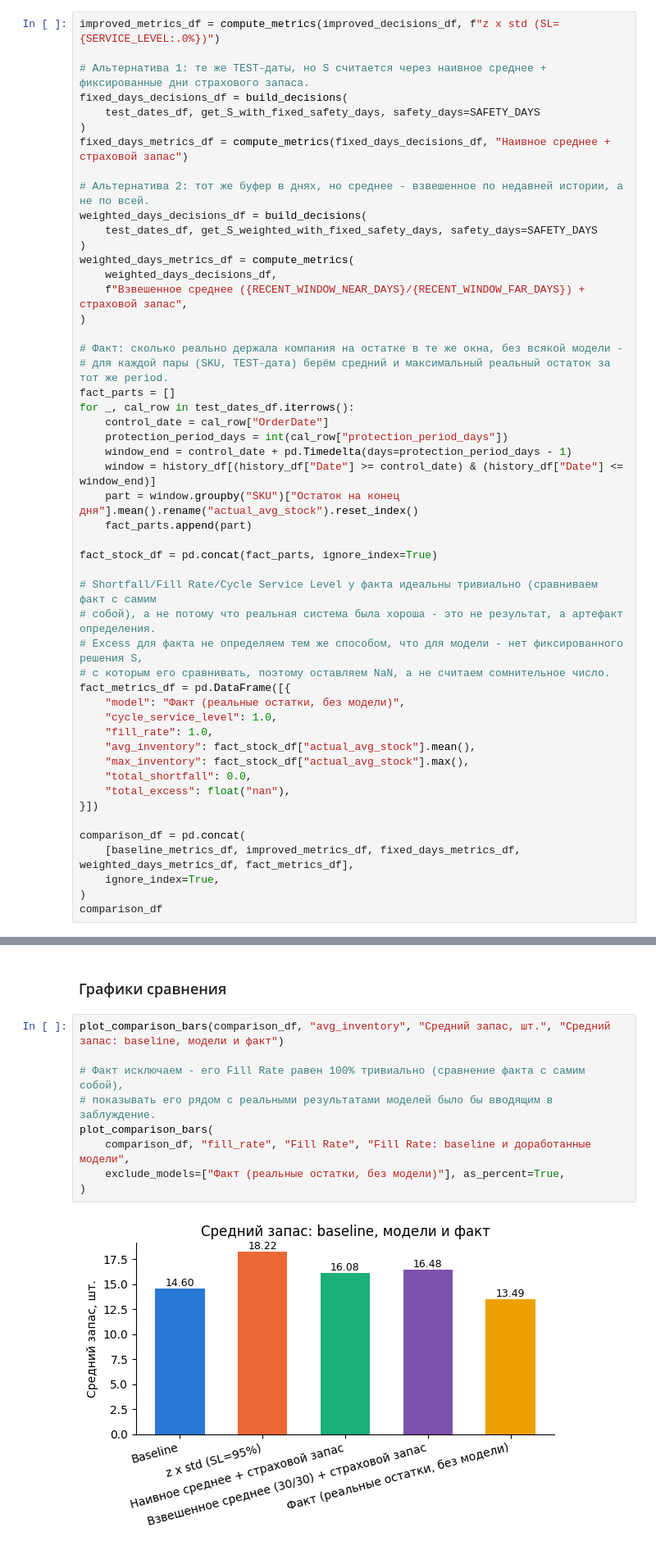
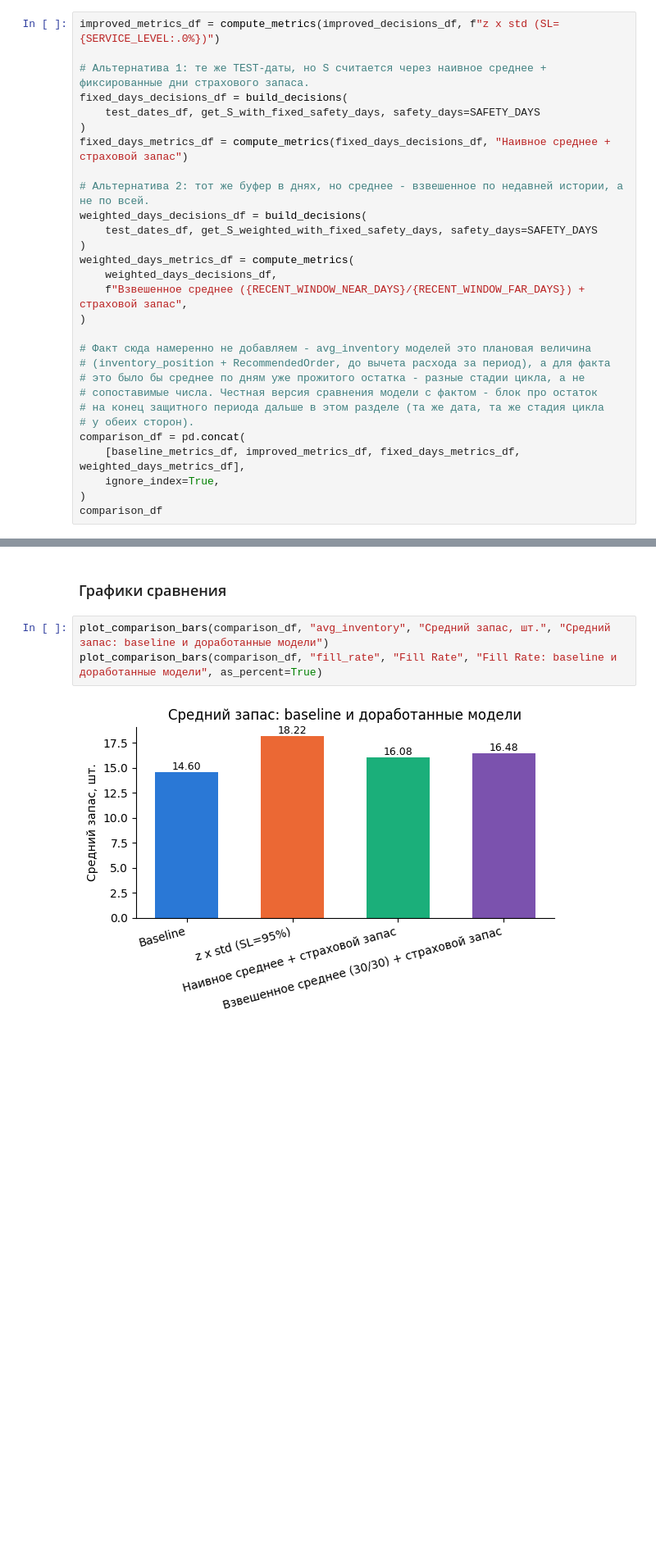
Before and after one commit to Viktor-VK/reorder-model, a Jupyter notebook: notebooks/reorder_model.ipynb, the cells around one changed output, grey strips where cells are left out. Shown at 82% size. Cells and saved outputs as stored; diff of their text form; blank space fills up the shorter version.

```diff
--- a/notebooks/reorder_model.ipynb
+++ b/notebooks/reorder_model.ipynb
@@ -1445,35 +1444,14 @@ weighted_days_metrics_df = compute_metrics(
     f"Взвешенное среднее ({RECENT_WINDOW_NEAR_DAYS}/{RECENT_WINDOW_FAR_DAYS}) + страховой запас",
 )
 
-# Факт: сколько реально держала компания на остатке в те же окна, без всякой модели -
-# для каждой пары (SKU, TEST-дата) берём средний и максимальный реальный остаток за тот же period.
-fact_parts = []
-for _, cal_row in test_dates_df.iterrows():
-    control_date = cal_row["OrderDate"]
-    protection_period_days = int(cal_row["protection_period_days"])
-    window_end = control_date + pd.Timedelta(days=protection_period_days - 1)
-    window = history_df[(history_df["Date"] >= control_date) & (history_df["Date"] <= window_end)]
-    part = window.groupby("SKU")["Остаток на конец дня"].mean().rename("actual_avg_stock").reset_index()
-    fact_parts.append(part)
-
-fact_stock_df = pd.concat(fact_parts, ignore_index=True)
-
-# Shortfall/Fill Rate/Cycle Service Level у факта идеальны тривиально (сравниваем факт с самим
-# собой), а не потому что реальная система была хороша - это не результат, а артефакт определения.
-# Excess для факта не определяем тем же способом, что для модели - нет фиксированного решения S,
-# с которым его сравнивать, поэтому оставляем NaN, а не считаем сомнительное число.
-fact_metrics_df = pd.DataFrame([{
-    "model": "Факт (реальные остатки, без модели)",
-    "cycle_service_level": 1.0,
-    "fill_rate": 1.0,
-    "avg_inventory": fact_stock_df["actual_avg_stock"].mean(),
-    "max_inventory": fact_stock_df["actual_avg_stock"].max(),
-    "total_shortfall": 0.0,
-    "total_excess": float("nan"),
-}])
-
+# Факт сюда намеренно не добавляем - avg_inventory моделей это плановая величина
+# (inventory_position + RecommendedOrder, до вычета расхода за период), а для факта
+# это было бы среднее по дням уже прожитого остатка - разные стадии цикла, а не
+# сопоставимые числа. Честная версия сравнения модели с фактом - блок про остаток
+# на конец защитного периода дальше в этом разделе (та же дата, та же стадия цикла
+# у обеих сторон).
 comparison_df = pd.concat(
-    [baseline_metrics_df, improved_metrics_df, fixed_days_metrics_df, weighted_days_metrics_df, fact_metrics_df],
+    [baseline_metrics_df, improved_metrics_df, fixed_days_metrics_df, weighted_days_metrics_df],
     ignore_index=True,
 )
 comparison_df
@@ -1523,16 +1500,10 @@ print(f"Дефицит от решений с S>0: {nonzero_S_rows['shortfall'].
 # %% [markdown]
 ### Графики сравнения
 # %%
-plot_comparison_bars(comparison_df, "avg_inventory", "Средний запас, шт.", "Средний запас: baseline, модели и факт")
-
-# Факт исключаем - его Fill Rate равен 100% тривиально (сравнение факта с самим собой),
-# показывать его рядом с реальными результатами моделей было бы вводящим в заблуждение.
-plot_comparison_bars(
-    comparison_df, "fill_rate", "Fill Rate", "Fill Rate: baseline и доработанные модели",
-    exclude_models=["Факт (реальные остатки, без модели)"], as_percent=True,
-)
+plot_comparison_bars(comparison_df, "avg_inventory", "Средний запас, шт.", "Средний запас: baseline и доработанные модели")
+plot_comparison_bars(comparison_df, "fill_rate", "Fill Rate", "Fill Rate: baseline и доработанные модели", as_percent=True)
 # %% [output]
-[figure, old version]
+[figure, new version]
 [figure]
 # %% [markdown]
 ### Выводы и наблюдения
```
Also changed, not shown: parts of 5 cells of this notebook, 1 other file.
